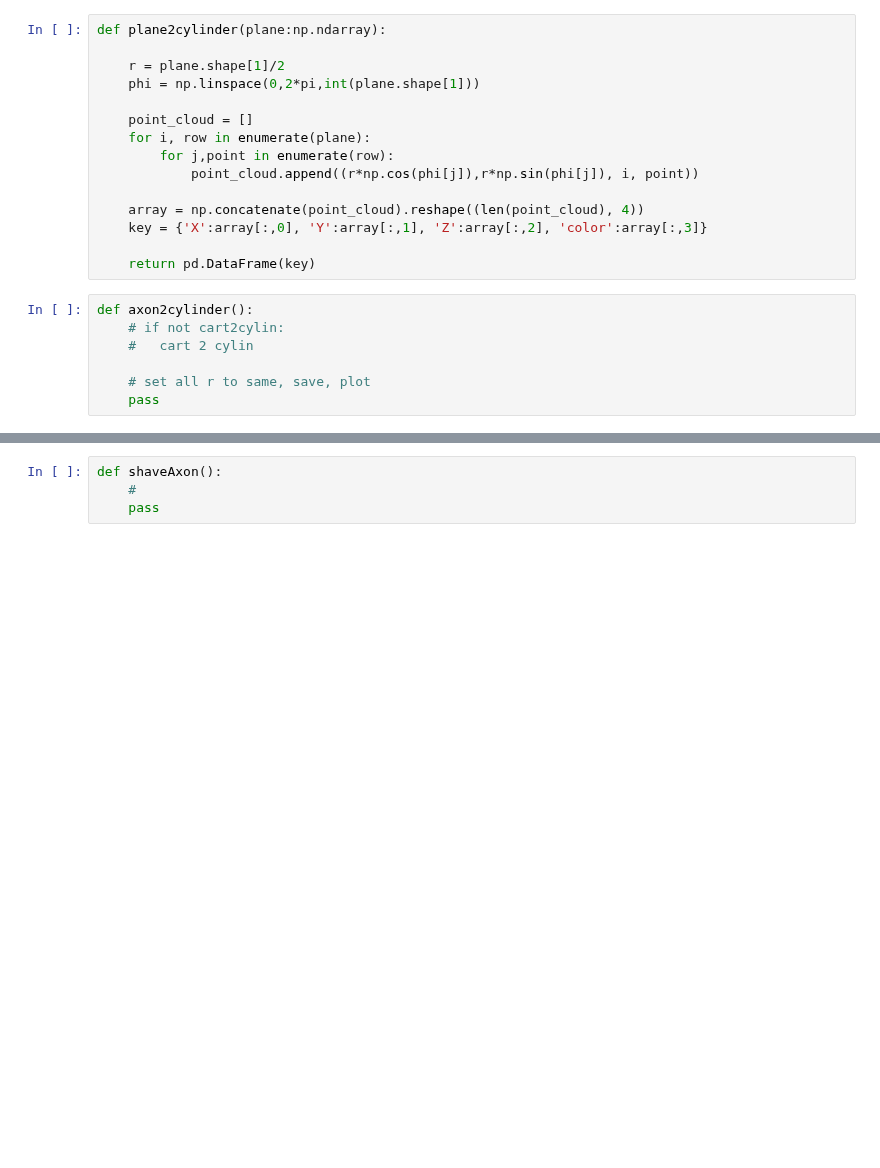
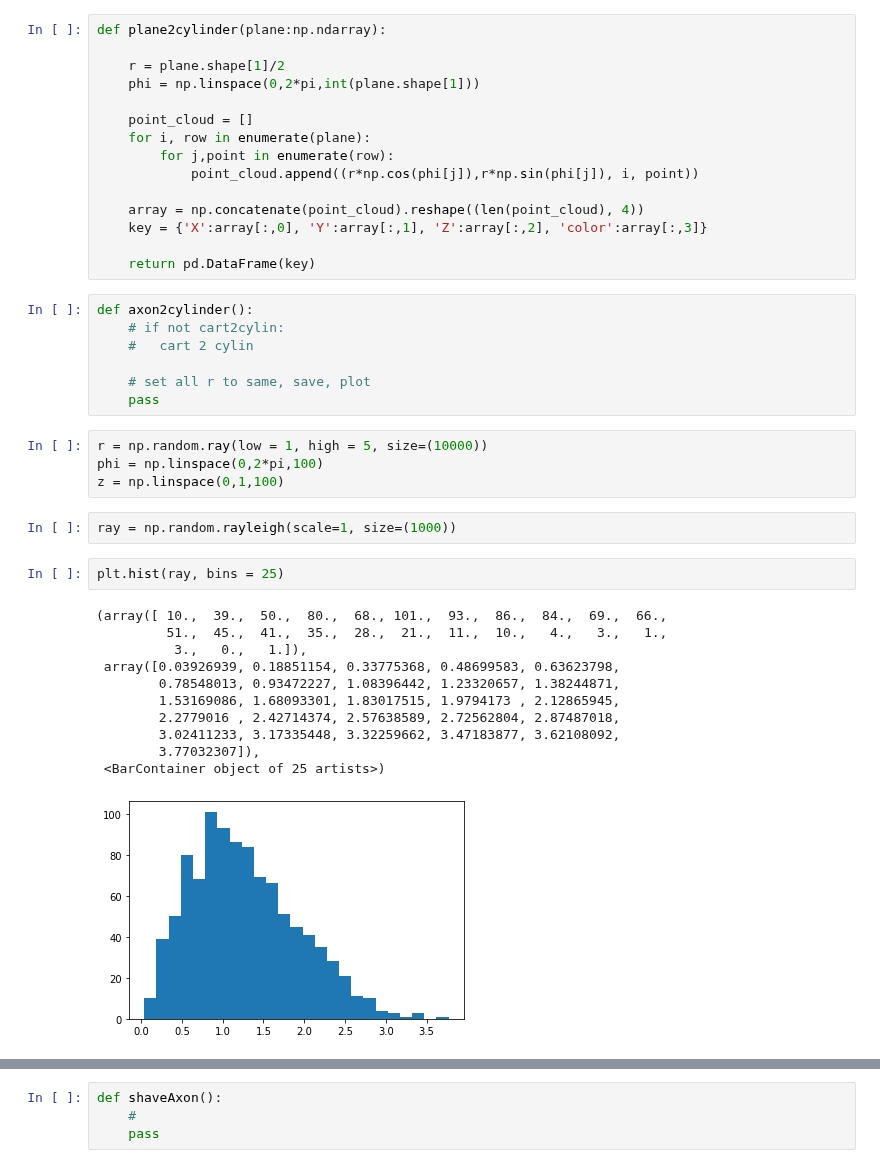
Before and after one commit to Zatyrus/Exercises, a Jupyter notebook: Cylinder.ipynb, the cells around one changed output, grey strips where cells are left out. Saved outputs shown, nothing was run; the diff lists cells and outputs as text; blank space fills up the shorter version.

```diff
--- a/Cylinder.ipynb
+++ b/Cylinder.ipynb
@@ -73,3 +73,23 @@ def axon2cylinder():
 
     # set all r to same, save, plot
     pass
+# %%
+r = np.random.ray(low = 1, high = 5, size=(10000))
+phi = np.linspace(0,2*pi,100)
+z = np.linspace(0,1,100)
+# %%
+ray = np.random.rayleigh(scale=1, size=(1000))
+# %%
+plt.hist(ray, bins = 25)
+# %% [output]
+(array([ 10.,  39.,  50.,  80.,  68., 101.,  93.,  86.,  84.,  69.,  66.,
+         51.,  45.,  41.,  35.,  28.,  21.,  11.,  10.,   4.,   3.,   1.,
+          3.,   0.,   1.]),
+ array([0.03926939, 0.18851154, 0.33775368, 0.48699583, 0.63623798,
+        0.78548013, 0.93472227, 1.08396442, 1.23320657, 1.38244871,
+        1.53169086, 1.68093301, 1.83017515, 1.9794173 , 2.12865945,
+        2.2779016 , 2.42714374, 2.57638589, 2.72562804, 2.87487018,
+        3.02411233, 3.17335448, 3.32259662, 3.47183877, 3.62108092,
+        3.77032307]),
+ <BarContainer object of 25 artists>)
+[figure, added]
```
Also changed, not shown: parts of 8 cells of this notebook.
